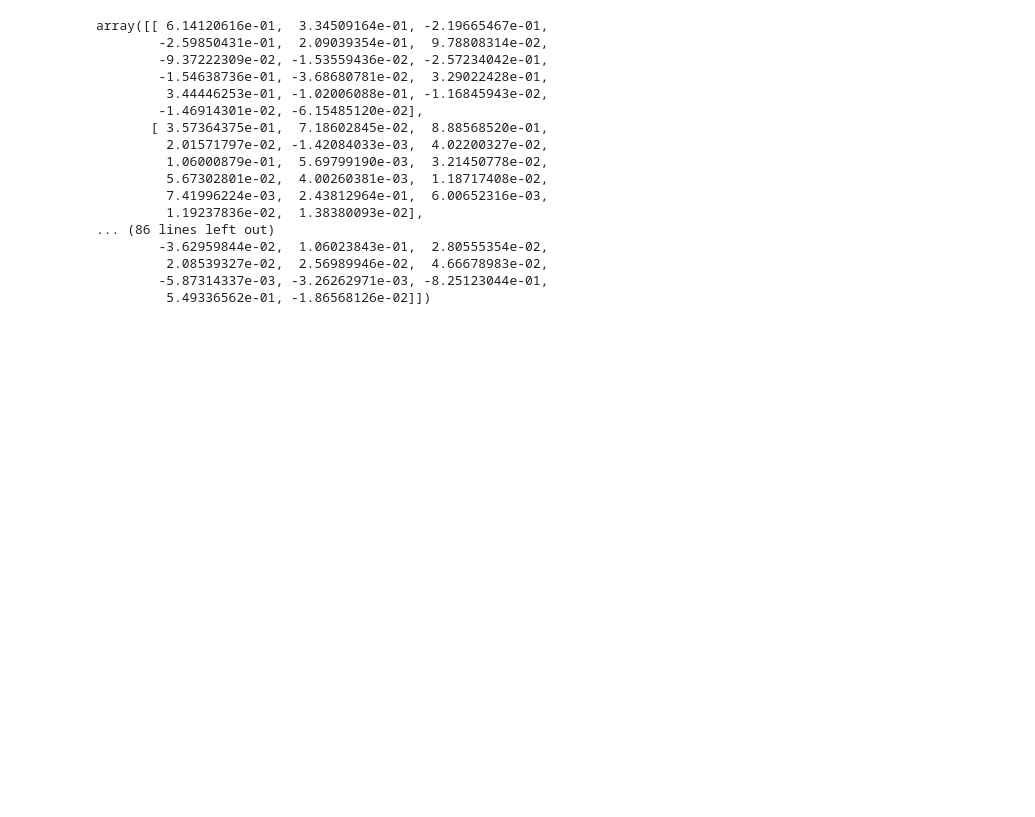
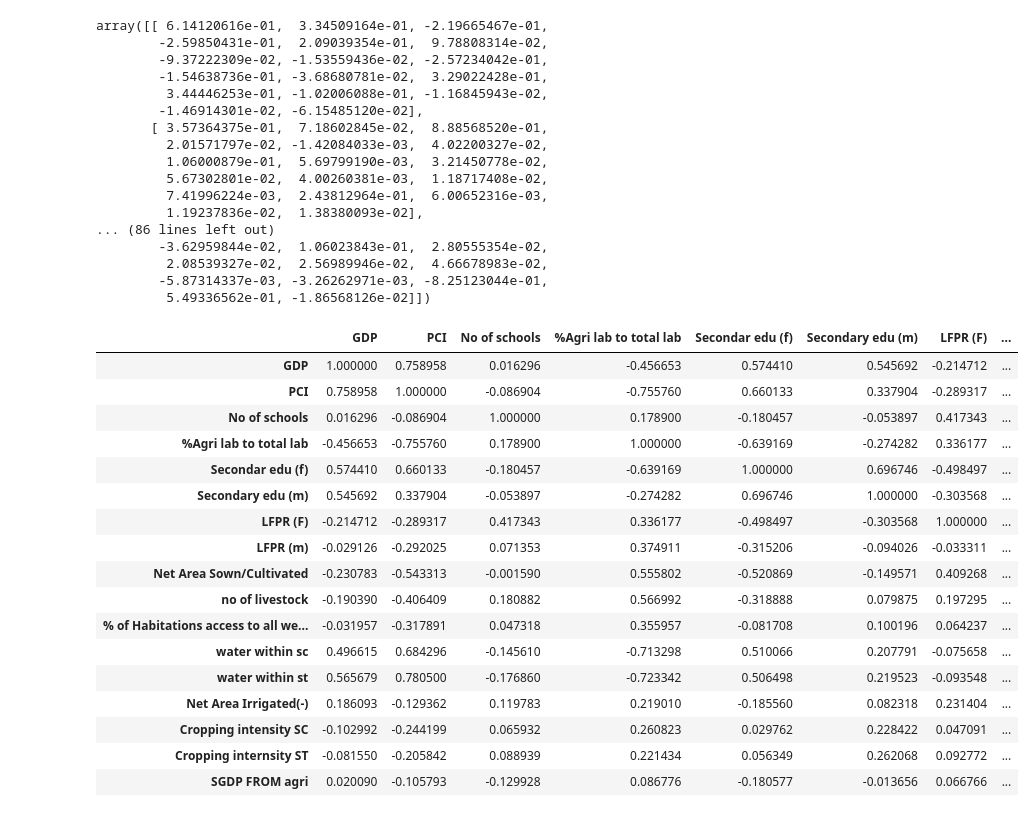
Before and after one commit to siiddd/Kar, a Jupyter notebook: PCA.ipynb, the cells around one changed output. Saved outputs shown, nothing was run; the diff lists cells and outputs as text; code cells hidden in the pictures; blank space fills up the shorter version.

```diff
--- a/PCA.ipynb
+++ b/PCA.ipynb
@@ -93,3 +93,24 @@ array([[ 6.14120616e-01,  3.34509164e-01, -2.19665467e-01,
          2.08539327e-02,  2.56989946e-02,  4.66678983e-02,
         -5.87314337e-03, -3.26262971e-03, -8.25123044e-01,
          5.49336562e-01, -1.86568126e-02]])
+# %%
+df_nodistricts.corr()
+# %% [output]
+|  | GDP | PCI | No of schools | %Agri lab to total lab | Secondar edu (f) | Secondary edu (m) | LFPR (F) | ... |
+| GDP | 1.000000 | 0.758958 | 0.016296 | -0.456653 | 0.574410 | 0.545692 | -0.214712 | ... |
+| PCI | 0.758958 | 1.000000 | -0.086904 | -0.755760 | 0.660133 | 0.337904 | -0.289317 | ... |
+| No of schools | 0.016296 | -0.086904 | 1.000000 | 0.178900 | -0.180457 | -0.053897 | 0.417343 | ... |
+| %Agri lab to total lab | -0.456653 | -0.755760 | 0.178900 | 1.000000 | -0.639169 | -0.274282 | 0.336177 | ... |
+| Secondar edu (f) | 0.574410 | 0.660133 | -0.180457 | -0.639169 | 1.000000 | 0.696746 | -0.498497 | ... |
+| Secondary edu (m) | 0.545692 | 0.337904 | -0.053897 | -0.274282 | 0.696746 | 1.000000 | -0.303568 | ... |
+| LFPR (F) | -0.214712 | -0.289317 | 0.417343 | 0.336177 | -0.498497 | -0.303568 | 1.000000 | ... |
+| LFPR (m) | -0.029126 | -0.292025 | 0.071353 | 0.374911 | -0.315206 | -0.094026 | -0.033311 | ... |
+| Net Area Sown/Cultivated | -0.230783 | -0.543313 | -0.001590 | 0.555802 | -0.520869 | -0.149571 | 0.409268 | ... |
+| no of livestock | -0.190390 | -0.406409 | 0.180882 | 0.566992 | -0.318888 | 0.079875 | 0.197295 | ... |
+| % of Habitations access to all we... | -0.031957 | -0.317891 | 0.047318 | 0.355957 | -0.081708 | 0.100196 | 0.064237 | ... |
+| water within sc | 0.496615 | 0.684296 | -0.145610 | -0.713298 | 0.510066 | 0.207791 | -0.075658 | ... |
+| water within st | 0.565679 | 0.780500 | -0.176860 | -0.723342 | 0.506498 | 0.219523 | -0.093548 | ... |
+| Net Area Irrigated(-) | 0.186093 | -0.129362 | 0.119783 | 0.219010 | -0.185560 | 0.082318 | 0.231404 | ... |
+| Cropping intensity SC | -0.102992 | -0.244199 | 0.065932 | 0.260823 | 0.029762 | 0.228422 | 0.047091 | ... |
+| Cropping internsity ST | -0.081550 | -0.205842 | 0.088939 | 0.221434 | 0.056349 | 0.262068 | 0.092772 | ... |
+| SGDP FROM agri | 0.020090 | -0.105793 | -0.129928 | 0.086776 | -0.180577 | -0.013656 | 0.066766 | ... |
```
